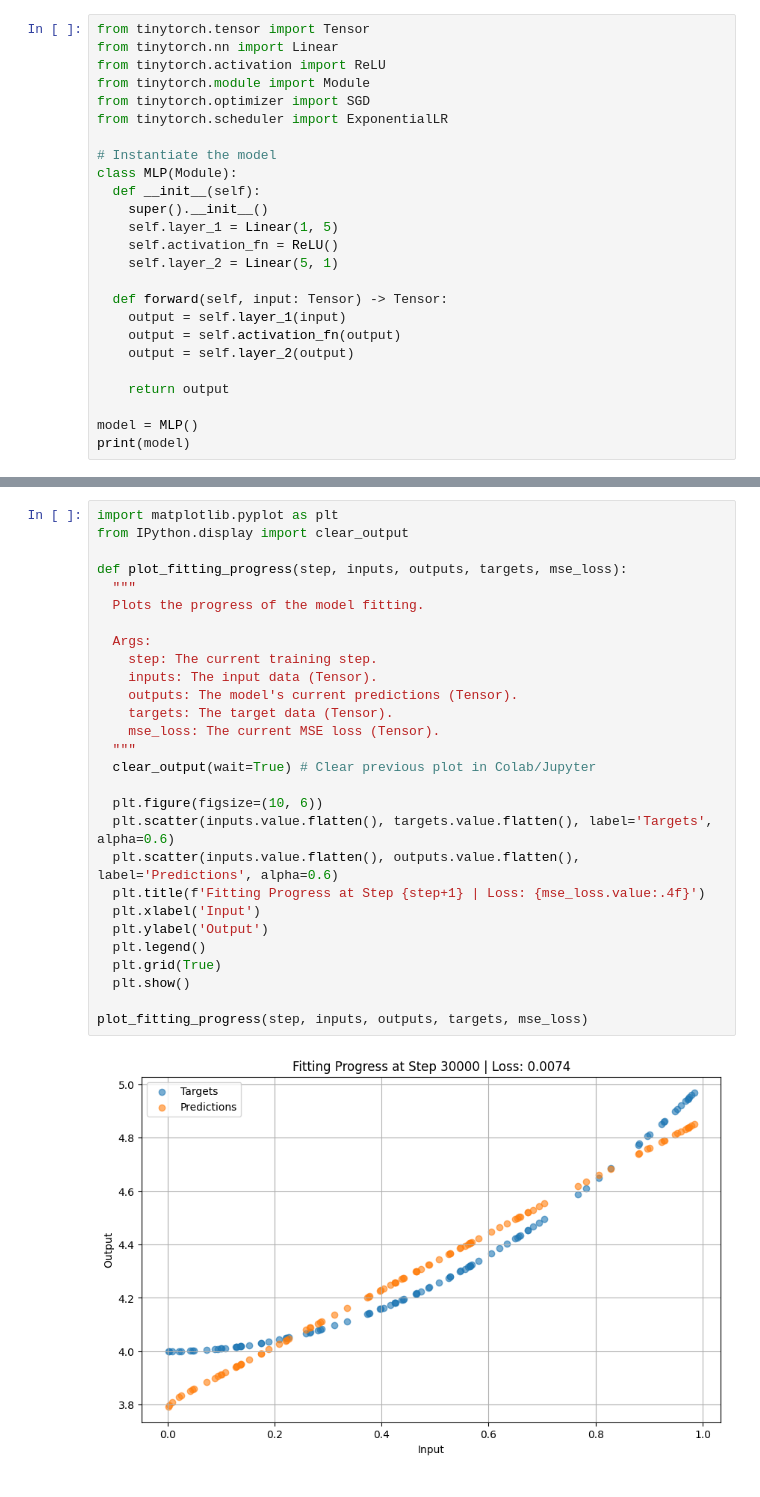
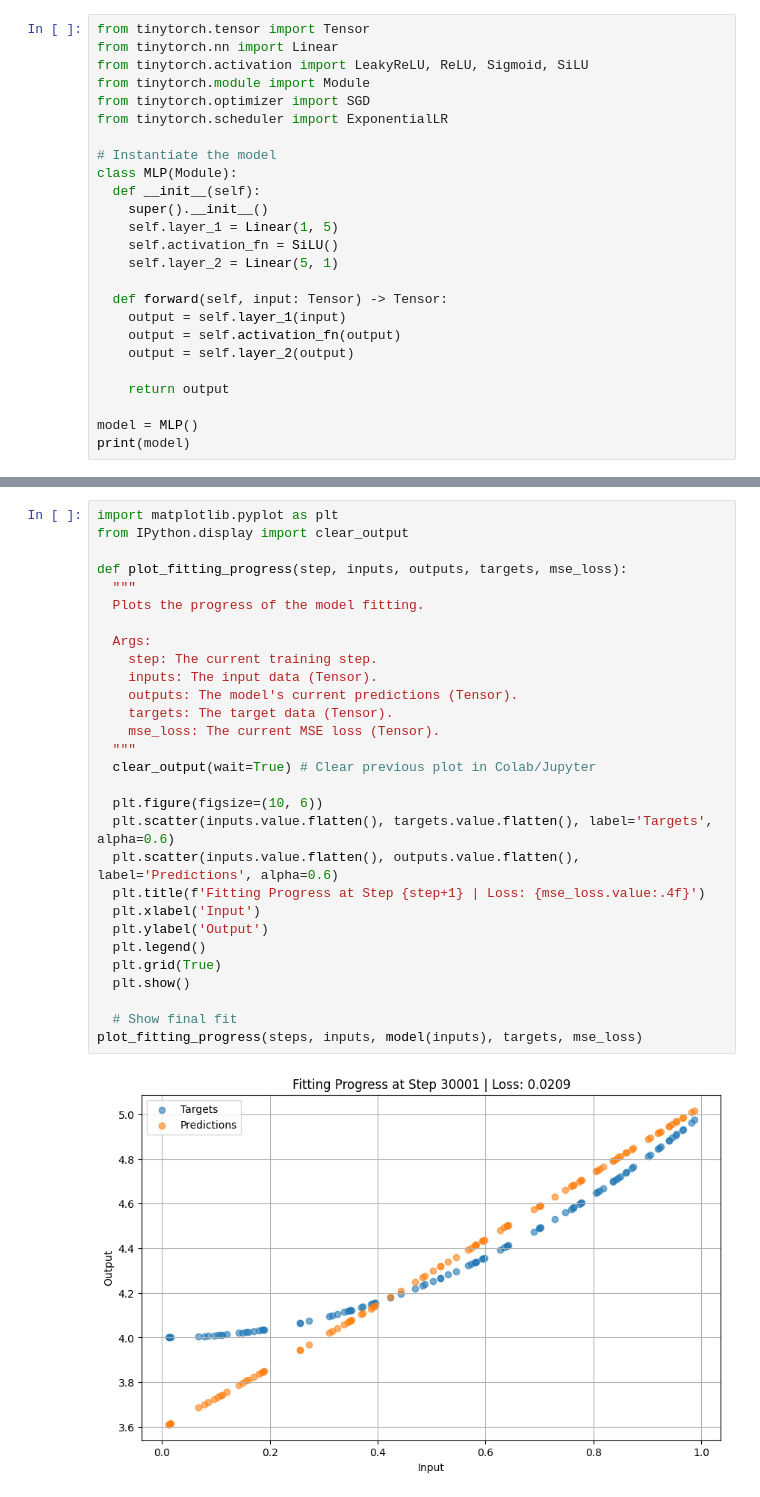
Before and after one commit to almeidava93/tinytorch, a Jupyter notebook: examples/dummy_training_loop.ipynb, the cells around one changed output, grey strips where cells are left out. Cells and saved outputs as stored; diff of their text form.

Commit message:
tested silu activation

```diff
--- a/examples/dummy_training_loop.ipynb
+++ b/examples/dummy_training_loop.ipynb
@@ -1,7 +5,7 @@
 # %%
 from tinytorch.tensor import Tensor
 from tinytorch.nn import Linear
-from tinytorch.activation import ReLU
+from tinytorch.activation import LeakyReLU, ReLU, Sigmoid, SiLU
 from tinytorch.module import Module
 from tinytorch.optimizer import SGD
 from tinytorch.scheduler import ExponentialLR
@@ -11,7 +15,7 @@ class MLP(Module):
   def __init__(self):
     super().__init__()
     self.layer_1 = Linear(1, 5)
-    self.activation_fn = ReLU()
+    self.activation_fn = SiLU()
     self.layer_2 = Linear(5, 1)
 
   def forward(self, input: Tensor) -> Tensor:
@@ -92,33 +96,34 @@ Step 30000 | Loss 0.0074
 # %%
 import matplotlib.pyplot as plt
 from IPython.display import clear_output
 
 def plot_fitting_progress(step, inputs, outputs, targets, mse_loss):
   """
   Plots the progress of the model fitting.
 
   Args:
     step: The current training step.
     inputs: The input data (Tensor).
     outputs: The model's current predictions (Tensor).
     targets: The target data (Tensor).
     mse_loss: The current MSE loss (Tensor).
   """
   clear_output(wait=True) # Clear previous plot in Colab/Jupyter
 
   plt.figure(figsize=(10, 6))
   plt.scatter(inputs.value.flatten(), targets.value.flatten(), label='Targets', alpha=0.6)
   plt.scatter(inputs.value.flatten(), outputs.value.flatten(), label='Predictions', alpha=0.6)
   plt.title(f'Fitting Progress at Step {step+1} | Loss: {mse_loss.value:.4f}')
   plt.xlabel('Input')
   plt.ylabel('Output')
   plt.legend()
   plt.grid(True)
   plt.show()
 
-plot_fitting_progress(step, inputs, outputs, targets, mse_loss)
+  # Show final fit
+plot_fitting_progress(steps, inputs, model(inputs), targets, mse_loss)
 # %% [output]
-[figure, old version]
+[figure, new version]
 # %%
 import torch
 import torch.nn as nn
```
Also changed, not shown: parts of 4 cells of this notebook.
